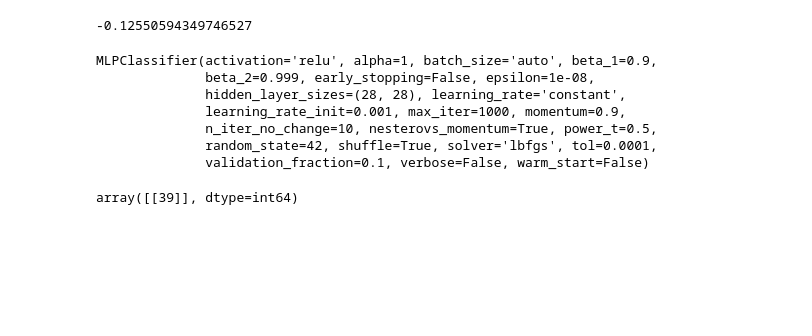
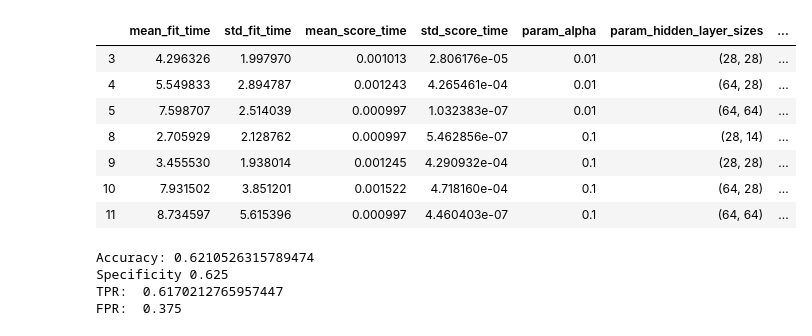
Before and after one commit to aniket-9/COGS-118B, a Jupyter notebook: Neural Networks Sample.ipynb, the cells around one changed output. Drawn from its saved outputs; the diff is of its cells as text; code cells hidden in the pictures; blank space fills up the shorter version.

```diff
--- a/Neural Networks Sample.ipynb
+++ b/Neural Networks Sample.ipynb
@@ -69,19 +255,0 @@ train_x[:,1].mean()
-# %%
-test_x[:,1].mean()
-# %% [output]
--0.12550594349746527
-# %%
-#MLP Classifier Function
-#solver: 'Adam' works better for bigger datasets, 'lbfgs' faster and better for smaller
-#regularization parameter: paper did between 0.8 - 4, and compared results
-#hiddenlayers: 2 layers with 28 units each
-clf = MLPClassifier(solver='lbfgs', alpha=1, max_iter=1000,hidden_layer_sizes=(28,28), random_state=42)
-clf.fit(train_x, train_y)
-# %% [output]
-MLPClassifier(activation='relu', alpha=1, batch_size='auto', beta_1=0.9,
-              beta_2=0.999, early_stopping=False, epsilon=1e-08,
-              hidden_layer_sizes=(28, 28), learning_rate='constant',
-              learning_rate_init=0.001, max_iter=1000, momentum=0.9,
-              n_iter_no_change=10, nesterovs_momentum=True, power_t=0.5,
-              random_state=42, shuffle=True, solver='lbfgs', tol=0.0001,
-              validation_fraction=0.1, verbose=False, warm_start=False)
@@ -93,4 +256,32 @@ test_preds = clf.predict(test_x)
-# %%
-confusion_matrix(test_y,test_preds)
-# %% [output]
-array([[39]], dtype=int64)
+# %%
+parameters = {
+    'alpha':[0.01,0.1,0.8,1,2,4],
+    'hidden_layer_sizes':[(8,8),(14,14),(28,14),(28,28),(64,28),(64,64)]
+}
+results = check_params(parameters)
+results
+# %% [output]
+|  | mean_fit_time | std_fit_time | mean_score_time | std_score_time | param_alpha | param_hidden_layer_sizes | ... |
+| 3 | 4.296326 | 1.997970 | 0.001013 | 2.806176e-05 | 0.01 | (28, 28) | ... |
+| 4 | 5.549833 | 2.894787 | 0.001243 | 4.265461e-04 | 0.01 | (64, 28) | ... |
+| 5 | 7.598707 | 2.514039 | 0.000997 | 1.032383e-07 | 0.01 | (64, 64) | ... |
+| 8 | 2.705929 | 2.128762 | 0.000997 | 5.462856e-07 | 0.1 | (28, 14) | ... |
+| 9 | 3.455530 | 1.938014 | 0.001245 | 4.290932e-04 | 0.1 | (28, 28) | ... |
+| 10 | 7.931502 | 3.851201 | 0.001522 | 4.718160e-04 | 0.1 | (64, 28) | ... |
+| 11 | 8.734597 | 5.615396 | 0.000997 | 4.460403e-07 | 0.1 | (64, 64) | ... |
+# %%
+mlp = MLPClassifier(solver='lbfgs', max_iter = 10000, alpha=0.01, hidden_layer_sizes = (64, 64))
+#clf = GridSearchCV(mlp, parameters, cv = 2)
+mlp.fit(train_x, train_y)
+
+test_preds = mlp.predict(test_x)
+conf_mat = metrics.confusion_matrix(test_y, test_preds)
+print("Accuracy:", accuracy(conf_mat))
+print("Specificity", specificity(conf_mat))
+print("TPR: ",sensitivity(conf_mat))
+print("FPR: ",false_positive_rate(conf_mat))
+# %% [output]
+Accuracy: 0.6210526315789474
+Specificity 0.625
+TPR:  0.6170212765957447
+FPR:  0.375
```
Also changed, not shown: parts of 31 cells of this notebook, 1 other file.
